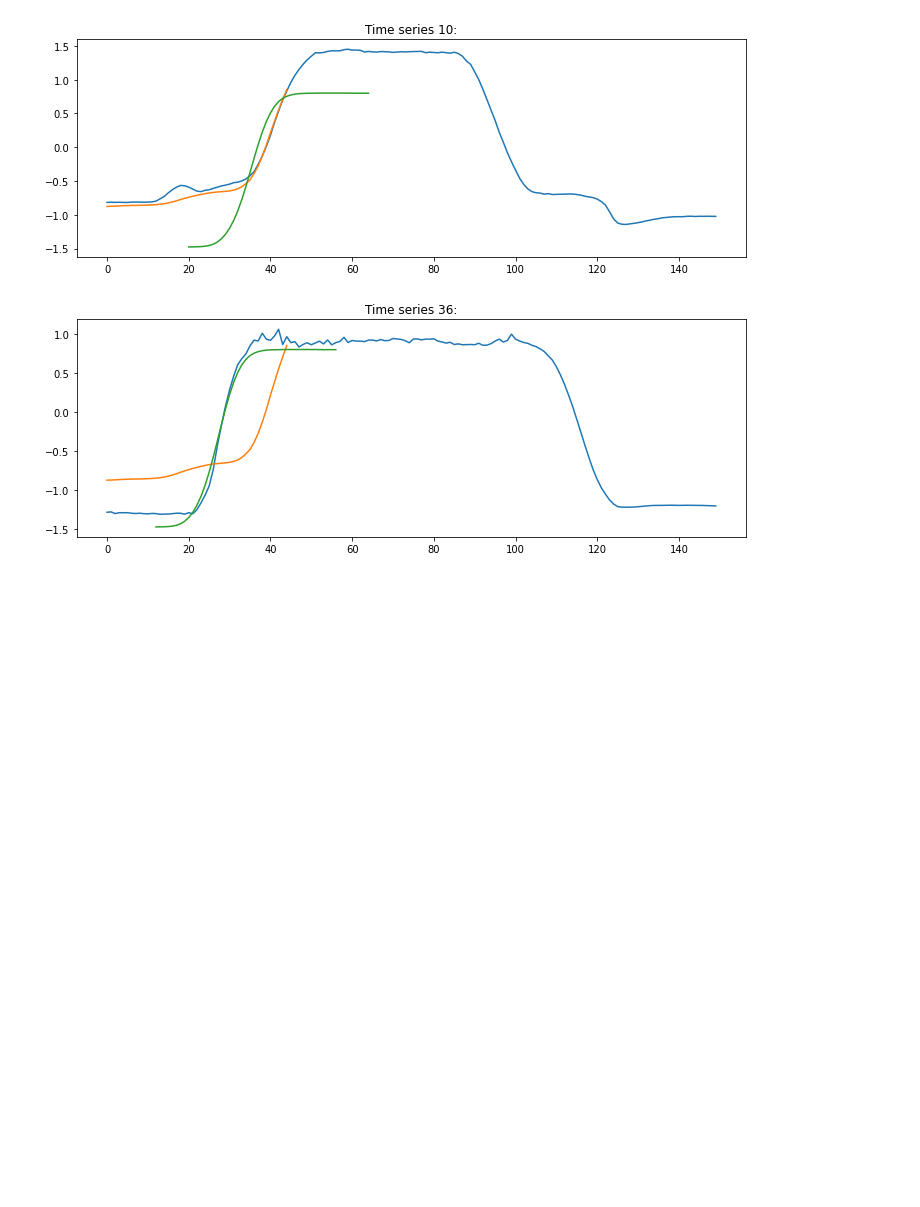
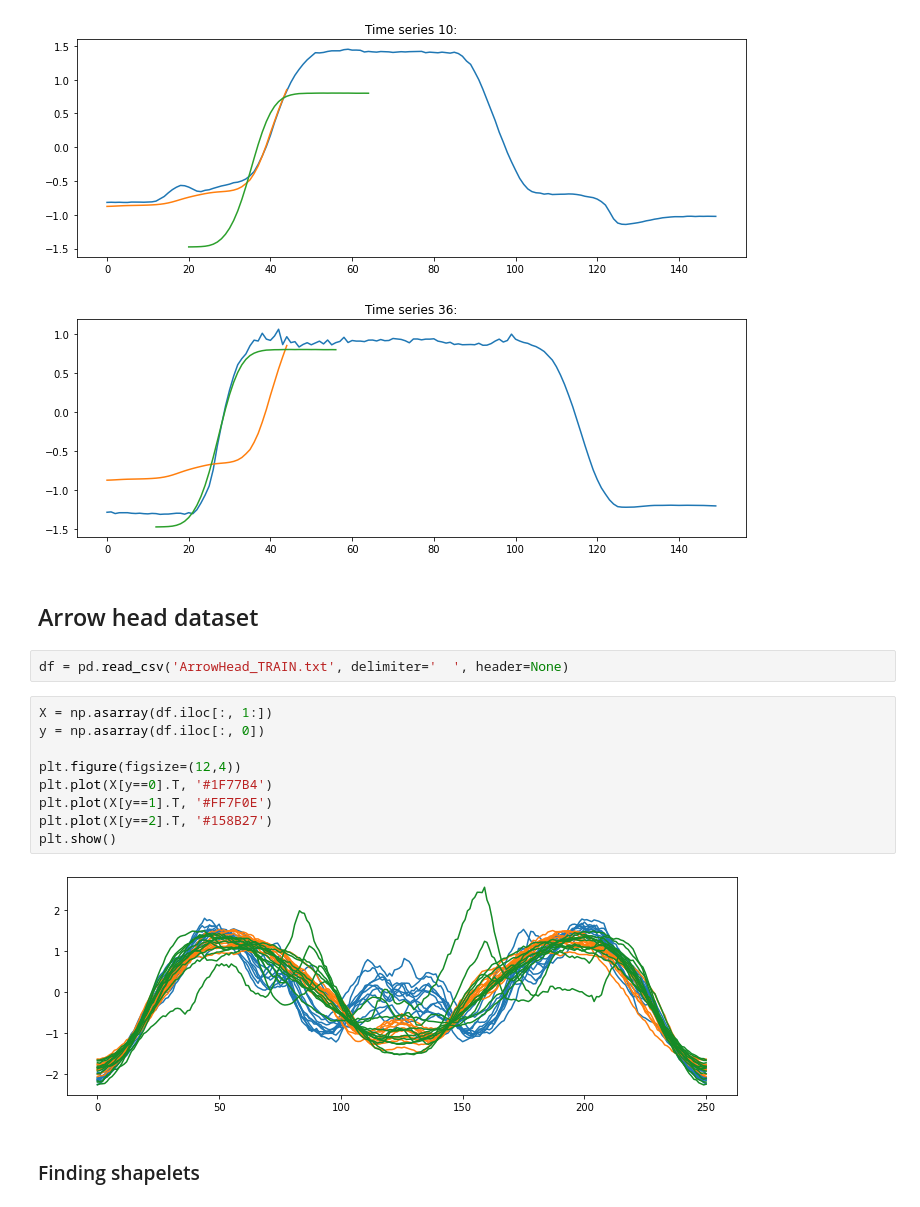
Before and after one commit to AdrianUrbanski/ADM, a Jupyter notebook: lista3.ipynb, the cells around one changed output. Saved outputs shown, nothing was run; the diff lists cells and outputs as text; blank space fills up the shorter version.

Commit message:
Complete assignment 2 for arrowhead dataset

```diff
--- a/lista3.ipynb
+++ b/lista3.ipynb
@@ -388,3 +380,20 @@ for ts_idx in (2, 6, 10, 36):
 [figure]
 [figure]
 [figure]
+# %% [markdown]
+## Arrow head dataset
+# %%
+df = pd.read_csv('ArrowHead_TRAIN.txt', delimiter='  ', header=None)
+# %%
+X = np.asarray(df.iloc[:, 1:])
+y = np.asarray(df.iloc[:, 0])
+
+plt.figure(figsize=(12,4))
+plt.plot(X[y==0].T, '#1F77B4')
+plt.plot(X[y==1].T, '#FF7F0E')
+plt.plot(X[y==2].T, '#158B27')
+plt.show()
+# %% [output]
+[figure, added]
+# %% [markdown]
+### Finding shapelets
```
Also changed, not shown: parts of 11 cells of this notebook.
